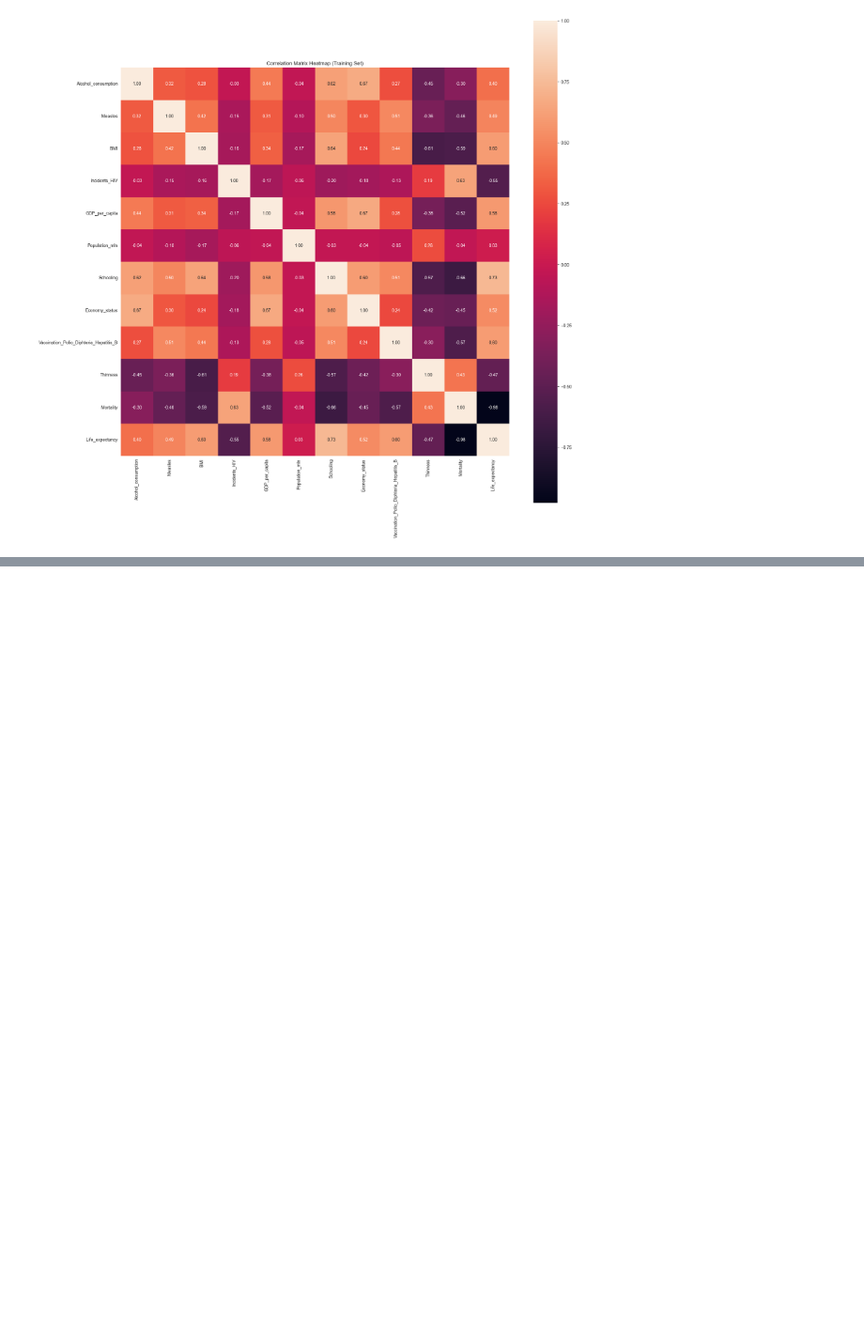
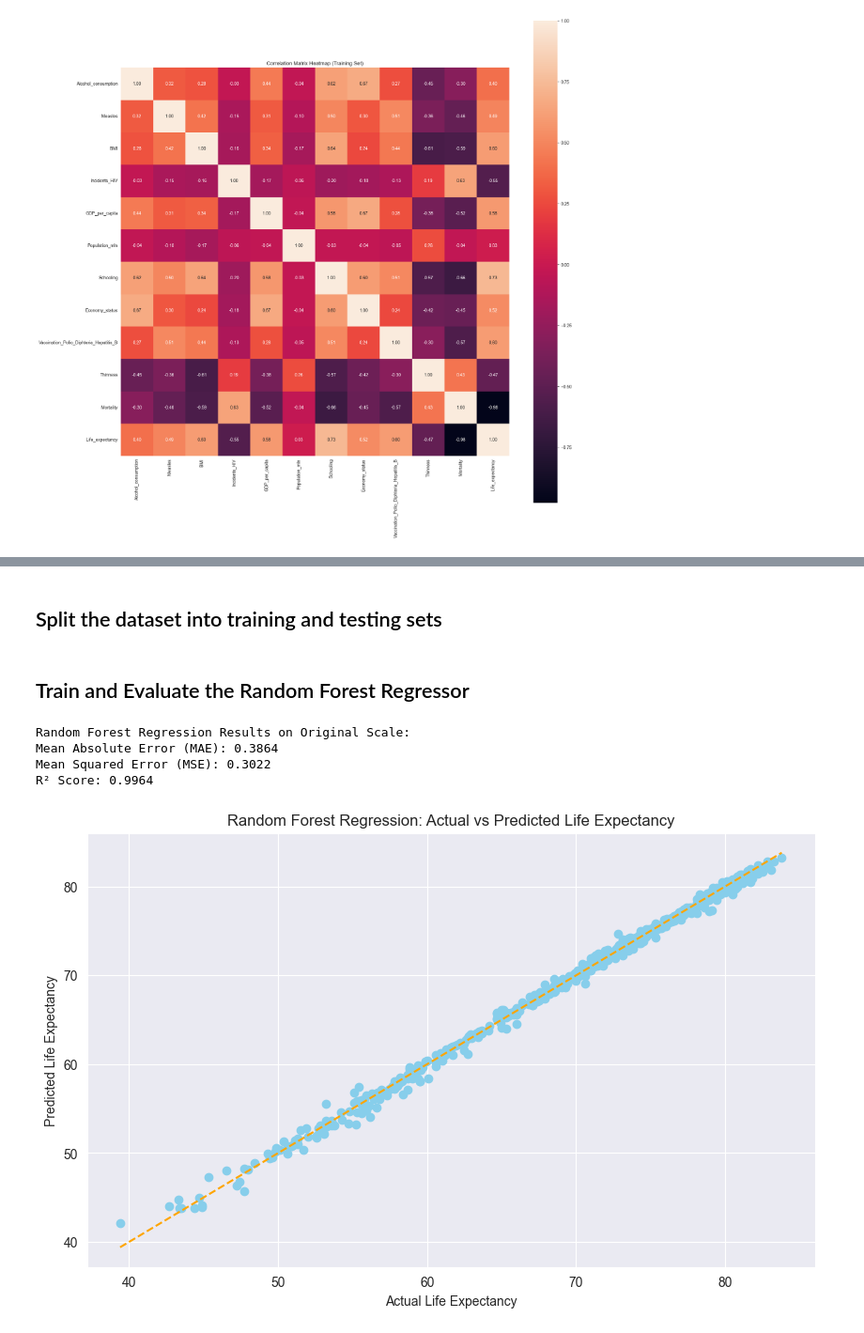
Before and after one commit to malinhauglandh/life-expectancy-prediction, a Jupyter notebook: feature engineering/feature_engineering.ipynb, the cells around one changed output, grey strips where cells are left out. Shown at 94% size. Drawn from its saved outputs; the diff is of its cells as text; code cells hidden in the pictures; blank space fills up the shorter version.

Commit message:
Add notebooks for feature engineering models

```diff
--- a/feature engineering/feature_engineering.ipynb
+++ b/feature engineering/feature_engineering.ipynb
@@ -185,0 +138,2 @@ R² Score: 0.9957
+# %% [markdown]
+## Split the dataset into training and testing sets
@@ -185,0 +148,35 @@ R² Score: 0.9957
+# %% [markdown]
+## Train and Evaluate the Random Forest Regressor
+# %%
+# Initialize and train the Random Forest Regressor
+rf_model = RandomForestRegressor(n_estimators=100, random_state=42)
+rf_model.fit(X_train_scaled, y_train)
+
+# Make predictions on the test set
+y_pred_rf = rf_model.predict(X_test_scaled)
+
+# Recalculate the error metrics using the inverse-transformed values
+mae_rf = mean_absolute_error(y_test, y_pred_rf)
+mse_rf = mean_squared_error(y_test, y_pred_rf)
+r2_rf = r2_score(y_test, y_pred_rf)
+
+# Print the recalculated evaluation metrics
+print("Random Forest Regression Results on Original Scale:")
+print(f"Mean Absolute Error (MAE): {mae_rf:.4f}")
+print(f"Mean Squared Error (MSE): {mse_rf:.4f}")
+print(f"R² Score: {r2_rf:.4f}")
+# %% [output]
+Random Forest Regression Results on Original Scale:
+Mean Absolute Error (MAE): 0.3864
+Mean Squared Error (MSE): 0.3022
+R² Score: 0.9964
+# %%
+plt.figure(figsize=(10, 6))
+plt.scatter(y_test, y_pred_rf, color='skyblue')
+plt.plot([y_test.min(), y_test.max()], [y_test.min(), y_test.max()], linestyle='--', color='orange')
+plt.xlabel("Actual Life Expectancy")
+plt.ylabel("Predicted Life Expectancy")
+plt.title("Random Forest Regression: Actual vs Predicted Life Expectancy")
+plt.show()
+# %% [output]
+[figure, added]
```
Also changed, not shown: parts of 15 cells of this notebook, 2 other files.
